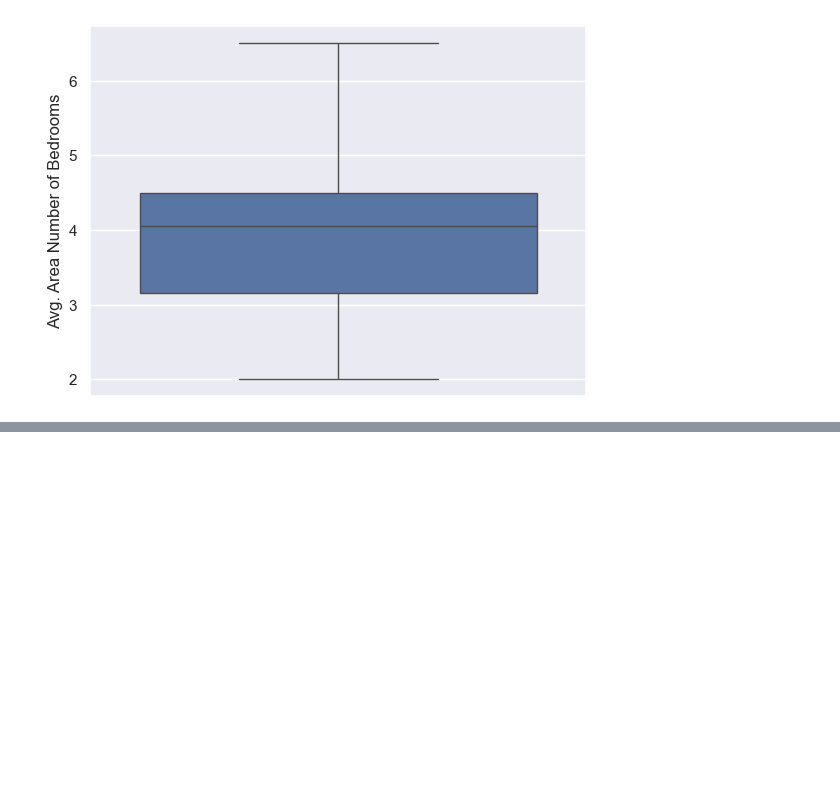
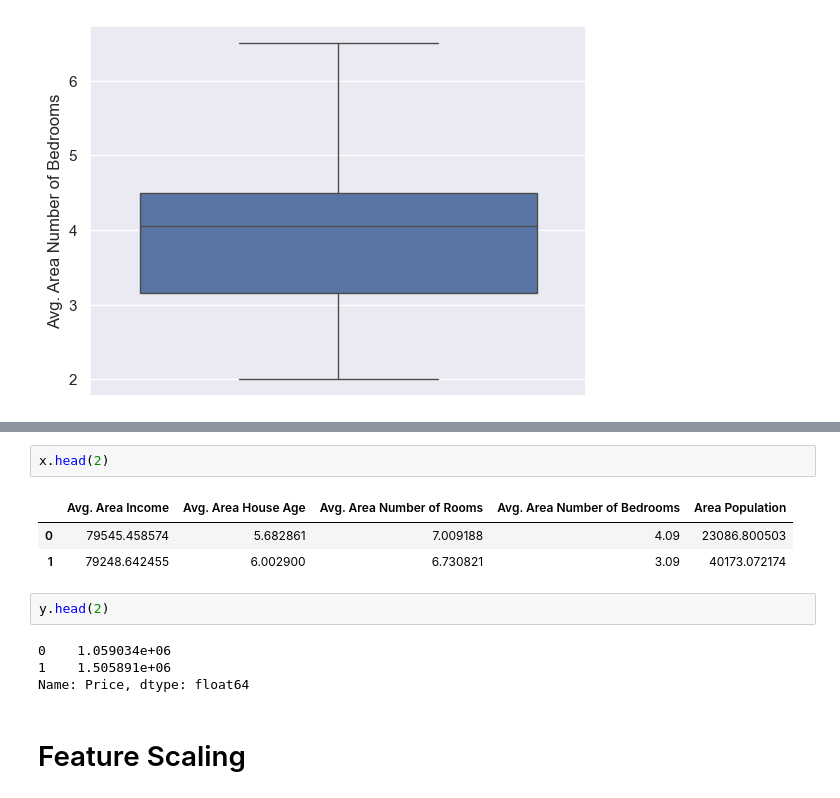
Before and after one commit to Jayshankar10/ML-Projects, a Jupyter notebook: Linear Regression/Notebook/simple linear regression.ipynb, the cells around one changed output, grey strips where cells are left out. Cells and saved outputs as stored; diff of their text form; blank space fills up the shorter version.

```diff
--- a/Linear Regression/Notebook/simple linear regression.ipynb
+++ b/Linear Regression/Notebook/simple linear regression.ipynb
@@ -180,0 +203,14 @@ plt.show()
+# %%
+x.head(2)
+# %% [output]
+|  | Avg. Area Income | Avg. Area House Age | Avg. Area Number of Rooms | Avg. Area Number of Bedrooms | Area Population |
+| 0 | 79545.458574 | 5.682861 | 7.009188 | 4.09 | 23086.800503 |
+| 1 | 79248.642455 | 6.002900 | 6.730821 | 3.09 | 40173.072174 |
+# %%
+y.head(2)
+# %% [output]
+0    1.059034e+06
+1    1.505891e+06
+Name: Price, dtype: float64
+# %% [markdown]
+# Feature Scaling #
```
Also changed, not shown: parts of 7 cells of this notebook, 1 other file.
